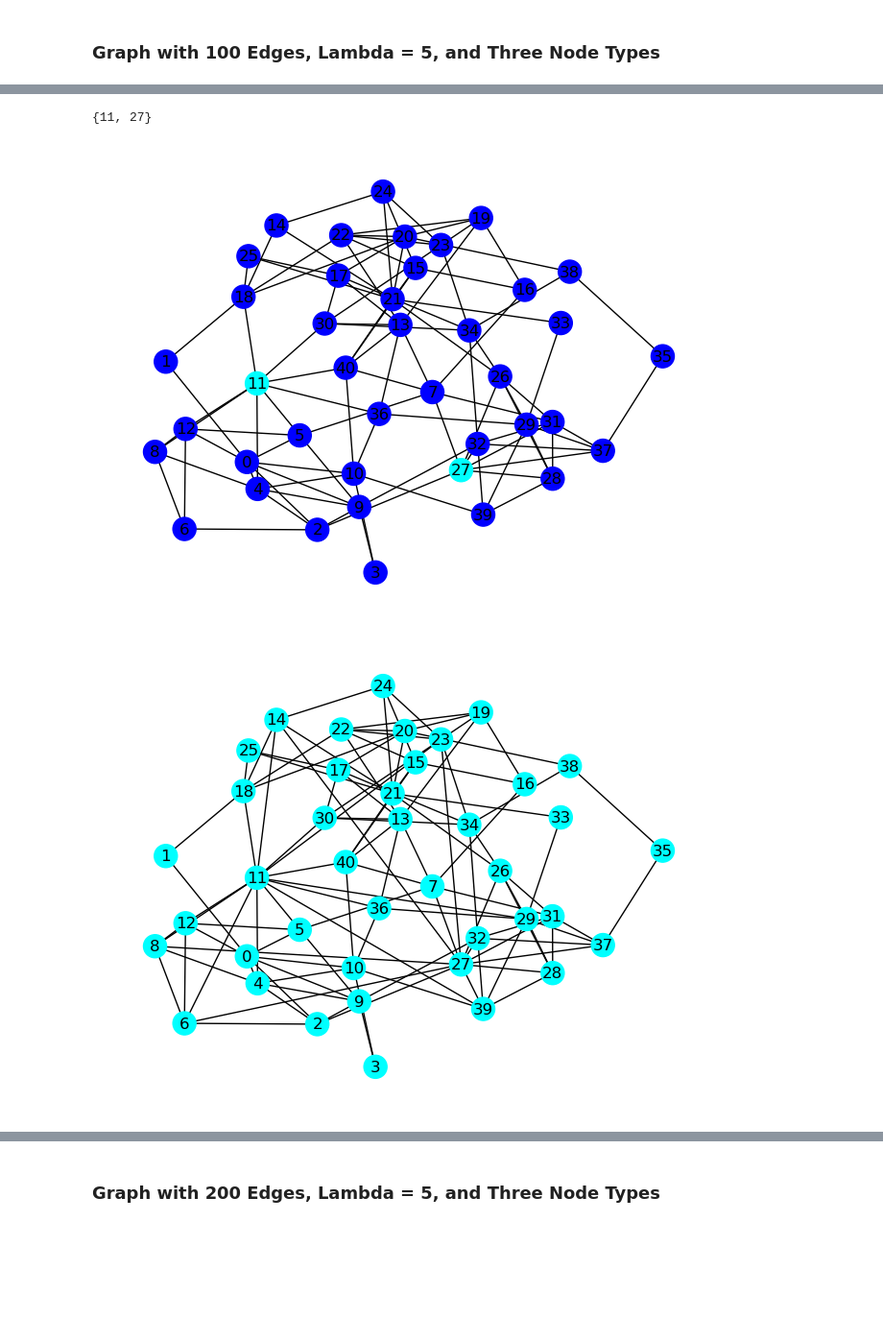
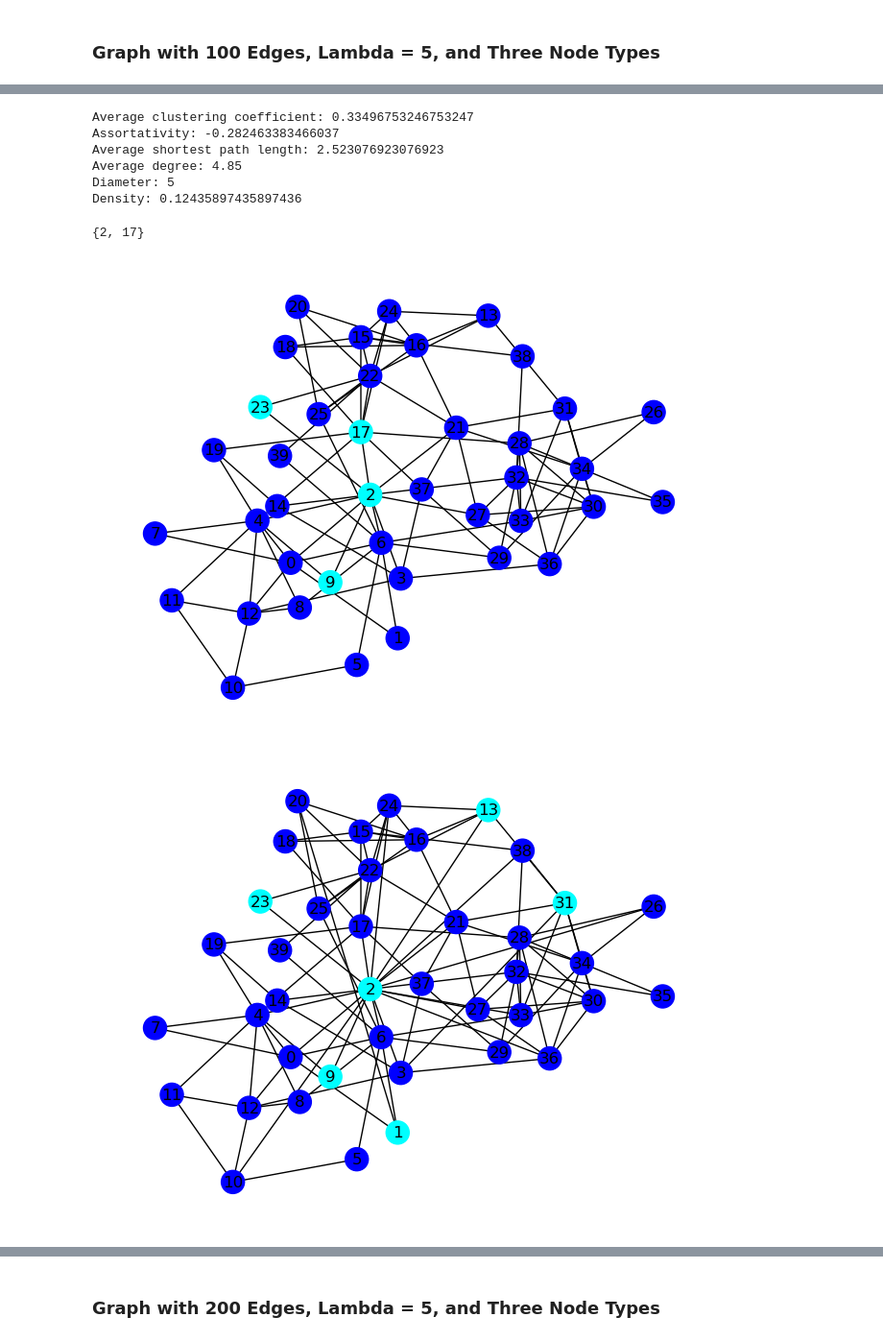
Before and after one commit to ethanp55/network_science, a Jupyter notebook: project3.ipynb, the cells around one changed output, grey strips where cells are left out. Shown at 96% size. Saved outputs shown, nothing was run; the diff lists cells and outputs as text; code cells hidden in the pictures; blank space fills up the shorter version.

```diff
--- a/project3.ipynb
+++ b/project3.ipynb
@@ -530,9 +516,3 @@ def degree_centrality(graph: nx.Graph, log: bool = False) -> Dict[Tuple, float]:
-# %%
-def choose_early_adopters(sorted_centrality: Dict[Tuple, float], node_percentage: float = 0.05) -> Set[object]:
-    n_nodes_as_early_adopters = int(round(len(sorted_centrality) * node_percentage))
-    early_adopters = set([node for node in list(sorted_centrality.keys())[:n_nodes_as_early_adopters]])
-
-    return early_adopters
 # %%
 def betweenness(graph: nx.Graph, log: bool = False) -> Dict[Tuple, float]:
     betweenness, sorted_betweenness = nx.edge_betweenness_centrality(graph), {}
@@ -543,3 +523,12 @@ def betweenness(graph: nx.Graph, log: bool = False) -> Dict[Tuple, float]:
         sorted_betweenness[edge] = betweenness
 
     return sorted_betweenness
+# %%
+def choose_early_adopters(graph: nx.Graph, node_percentage: float = 0.05) -> Set[object]:
+    sorted_centrality = eigenvector_centrality(graph)
+    n_nodes_as_early_adopters = int(round(graph.number_of_nodes() * node_percentage))
+    early_adopters = set([node for node in list(sorted_centrality.keys())[:n_nodes_as_early_adopters]])
+
+    assert len(early_adopters) == n_nodes_as_early_adopters
+
+    return early_adopters
@@ -546,10 +558,13 @@ def betweenness(graph: nx.Graph, log: bool = False) -> Dict[Tuple, float]:
 # %%
-def add_edges(graph: nx.Graph, sorted_centrality: Dict[Tuple, float], sorted_betweenness: Dict[Tuple, float],
-              early_adopters: Set[object], edge_percentage: float = 0.1, weight_by_centrality: bool = False,
-              infiltrate_with_min: bool = True, reverse_betweenness: bool = False) -> nx.Graph:
+def add_edges(graph: nx.Graph, early_adopters: Set[object], edge_percentage: float = 0.1,
+              weight_by_centrality: bool = False, infiltrate_with_min: bool = True,
+              reverse_betweenness: bool = False, recalculate_graph_metrics: bool = False,
+              consider_edge_once: bool = True, reverse_weights: bool = False) -> nx.Graph:
     n_edges_to_add, n_edges_added = int(round(graph.number_of_edges() * edge_percentage)), 0
-    new_graph, edges_considered = graph.copy(), set()
+    new_graph, edges_considered = deepcopy(graph), set()
     existing_edges = set(graph.edges())
+    sorted_centrality = eigenvector_centrality(graph)
+    sorted_betweenness = betweenness(graph)
 
     while n_edges_added < n_edges_to_add:
         edges_to_iterate_over = reversed(list(sorted_betweenness.keys())) if reverse_betweenness else list(sorted_betweenness.keys())
@@ -557,12 +572,16 @@ def add_edges(graph: nx.Graph, sorted_centrality: Dict[Tuple, float], sorted_bet
         for edge in edges_to_iterate_over:
             left_node, right_node = edge
 
-            if (edge in edges_considered) or (left_node in early_adopters and right_node in early_adopters):
+            if (consider_edge_once and edge in edges_considered) or (left_node in early_adopters and right_node in early_adopters):
                 continue
 
             weights = [sorted_centrality[left_node], sorted_centrality[right_node]] if weight_by_centrality else None
+            if weights is not None and reverse_weights:
+                weights = [1 - weight for weight in weights]
             node_to_use = right_node if left_node in early_adopters else (left_node if right_node in early_adopters else random.choices([left_node, right_node], weights)[0])
             weights = [sorted_centrality[adopter] for adopter in early_adopters] if weight_by_centrality else None
+            if weights is not None and reverse_weights:
+                weights = [1 - weight for weight in weights]
             node_to_add_edge_to = left_node if left_node in early_adopters else (right_node if right_node in early_adopters else random.choices(list(early_adopters), weights)[0])
             neighbors, neighbor_to_use = list(nx.neighbors(graph, node_to_use)), None
             if node_to_use not in early_adopters:
@@ -581,6 +600,12 @@ def add_edges(graph: nx.Graph, sorted_centrality: Dict[Tuple, float], sorted_bet
                 existing_edges.add((neighbor_to_use, node_to_add_edge_to))
                 n_edges_added += 1
 
+                if recalculate_graph_metrics:
+                    sorted_centrality = eigenvector_centrality(new_graph)
+                    sorted_betweenness = betweenness(new_graph)
+                    edges_considered.add(edge)
+                    break
+
             edges_considered.add(edge)
 
             if n_edges_added >= n_edges_to_add:
@@ -644,20 +691,26 @@ See https://github.com/networkx/networkx/issues/5723
 # %%
-sorted_betweenness = betweenness(graph_1.getGraph())
+graph_metrics(graph_1.getGraph())
+# %% [output]
+Average clustering coefficient: 0.33496753246753247
+Assortativity: -0.282463383466037
+Average shortest path length: 2.523076923076923
+Average degree: 4.85
+Diameter: 5
+Density: 0.12435897435897436
 # %%
-sorted_centrality = eigenvector_centrality(graph_1.getGraph())
-early_adopters = choose_early_adopters(sorted_centrality)
+early_adopters = choose_early_adopters(graph_1.getGraph())
 early_adopters
 # %% [output]
-{11, 27}
+{2, 17}
 # %%
 population = Population(graph_1.getGraph, lambda _: early_adopters)
 graph_1_sim = Simulation('graph_1', population, graph_1_handler.pos)
 graph_1_sim.run()
 # %% [output]
-[figure, old version]
+[figure, new version]
 # %%
-population = Population(lambda: add_edges(graph_1.getGraph(), sorted_centrality, sorted_betweenness, early_adopters, weight_by_centrality=True, infiltrate_with_min=True, reverse_betweenness=True), lambda _: early_adopters)
+population = Population(lambda: add_edges(graph_1.getGraph(), early_adopters, weight_by_centrality=True, infiltrate_with_min=True, reverse_betweenness=True), lambda _: early_adopters)
 graph_1_sim = Simulation('graph_1', population, graph_1_handler.pos, n_trials=1000)
 graph_1_sim.run()
 # %% [output]
-[figure, old version]
+[figure, new version]
```
Also changed, not shown: parts of 39 cells of this notebook.
